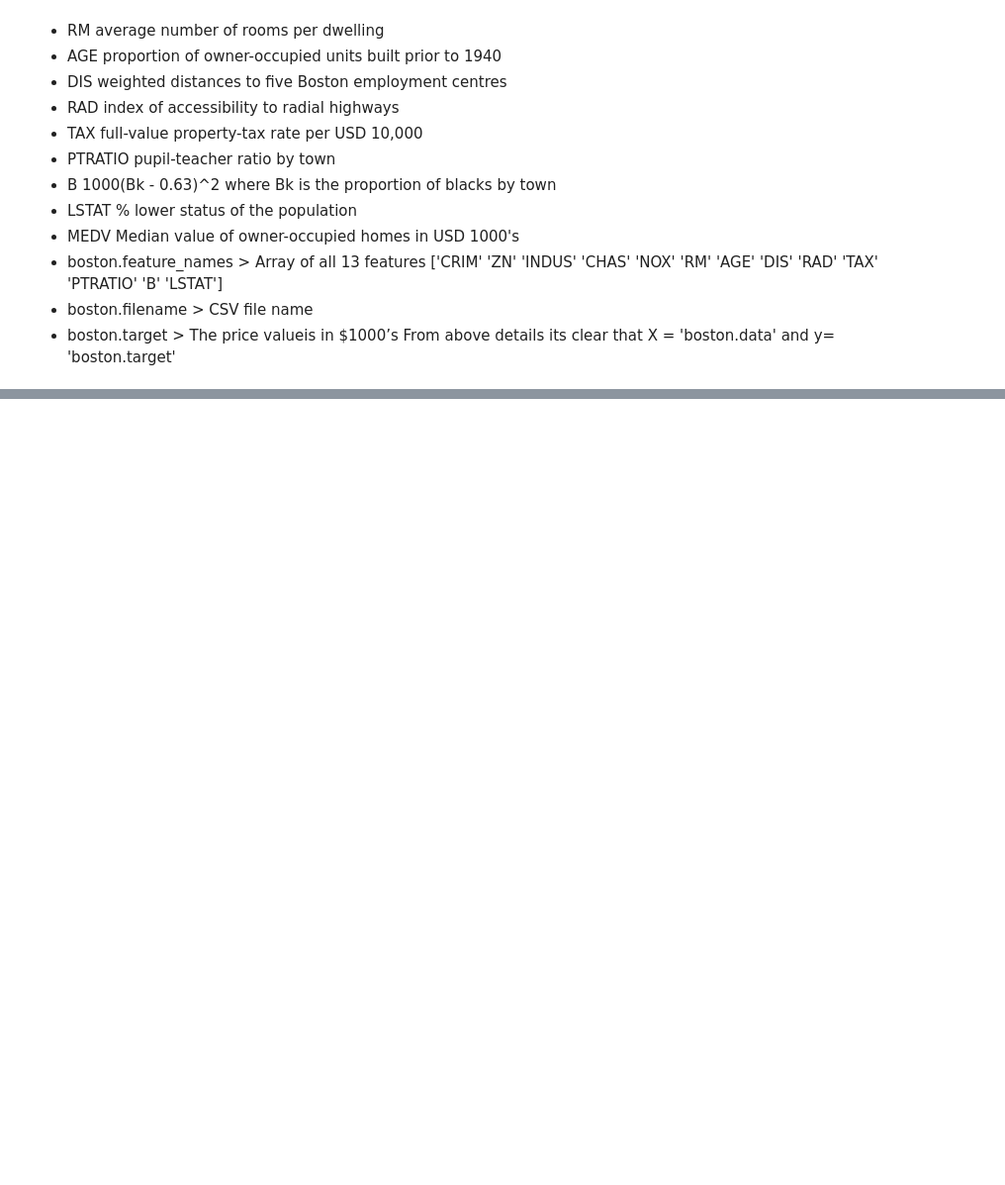
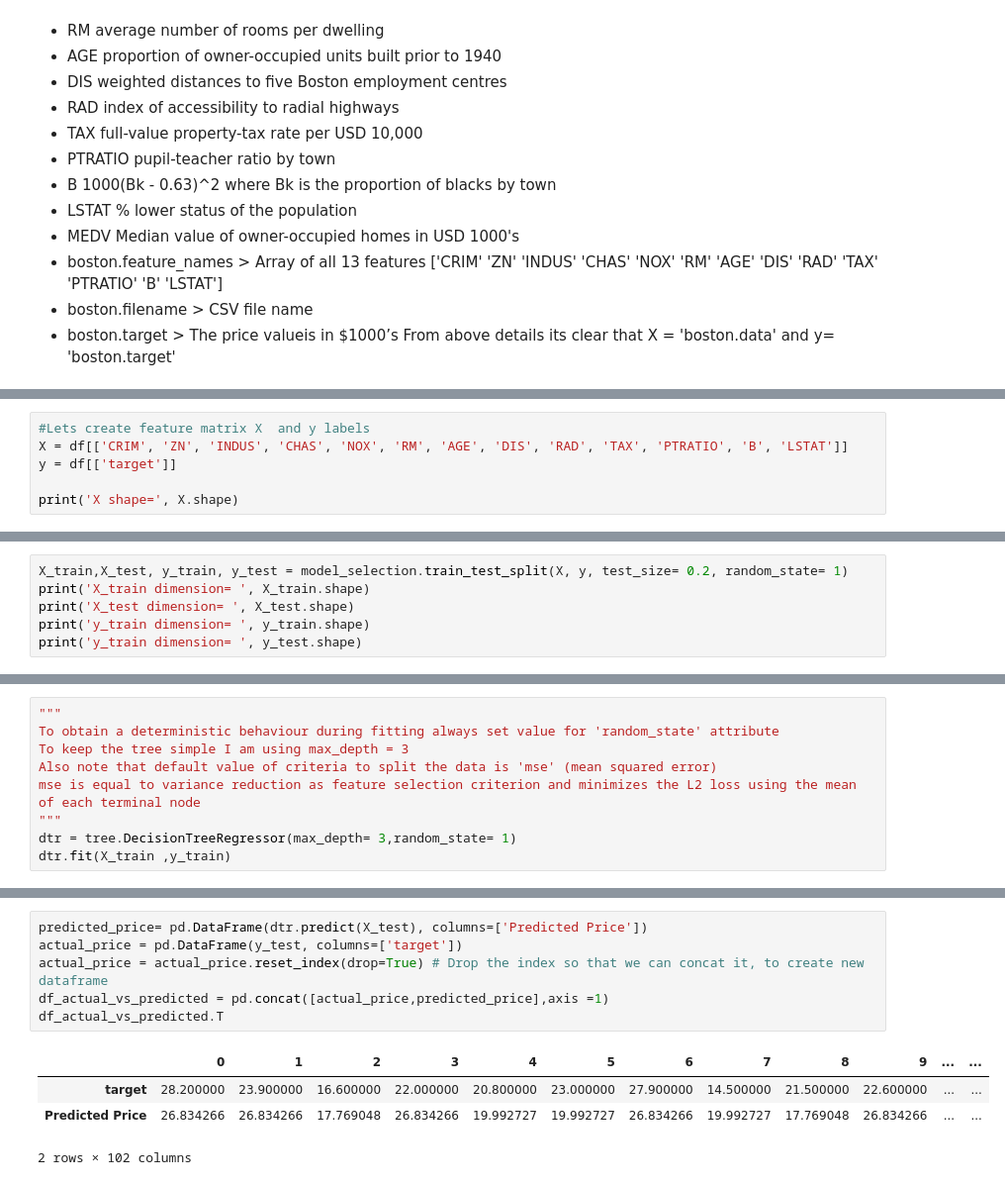
Before and after one commit to mexudi/machine-learning-algorithms-101, a Jupyter notebook: decision-tree/notebook.ipynb, the cells around one changed output, grey strips where cells are left out. Shown: that part at 99% size. Cells and saved outputs as stored; diff of their text form; blank space fills up the shorter version.

Commit message:
build decision tree regressor

```diff
--- a/decision-tree/notebook.ipynb
+++ b/decision-tree/notebook.ipynb
@@ -280,0 +326,6 @@ From above details its clear that X = 'boston.data' and y= 'boston.target'
+# %%
+#Lets create feature matrix X  and y labels
+X = df[['CRIM', 'ZN', 'INDUS', 'CHAS', 'NOX', 'RM', 'AGE', 'DIS', 'RAD', 'TAX', 'PTRATIO', 'B', 'LSTAT']]
+y = df[['target']]
+
+print('X shape=', X.shape)
@@ -280,0 +338,6 @@ From above details its clear that X = 'boston.data' and y= 'boston.target'
+# %%
+X_train,X_test, y_train, y_test = model_selection.train_test_split(X, y, test_size= 0.2, random_state= 1)
+print('X_train dimension= ', X_train.shape)
+print('X_test dimension= ', X_test.shape)
+print('y_train dimension= ', y_train.shape)
+print('y_train dimension= ', y_test.shape)
@@ -280,0 +349,9 @@ From above details its clear that X = 'boston.data' and y= 'boston.target'
+# %%
+"""
+To obtain a deterministic behaviour during fitting always set value for 'random_state' attribute
+To keep the tree simple I am using max_depth = 3
+Also note that default value of criteria to split the data is 'mse' (mean squared error)
+mse is equal to variance reduction as feature selection criterion and minimizes the L2 loss using the mean of each terminal node
+"""
+dtr = tree.DecisionTreeRegressor(max_depth= 3,random_state= 1)
+dtr.fit(X_train ,y_train)
@@ -280,0 +364,11 @@ From above details its clear that X = 'boston.data' and y= 'boston.target'
+# %%
+predicted_price= pd.DataFrame(dtr.predict(X_test), columns=['Predicted Price'])
+actual_price = pd.DataFrame(y_test, columns=['target'])
+actual_price = actual_price.reset_index(drop=True) # Drop the index so that we can concat it, to create new dataframe
+df_actual_vs_predicted = pd.concat([actual_price,predicted_price],axis =1)
+df_actual_vs_predicted.T
+# %% [output]
+|  | 0 | 1 | 2 | 3 | 4 | 5 | 6 | 7 | 8 | 9 | ... | ... |
+| target | 28.200000 | 23.900000 | 16.600000 | 22.000000 | 20.800000 | 23.000000 | 27.900000 | 14.500000 | 21.500000 | 22.600000 | ... | ... |
+| Predicted Price | 26.834266 | 26.834266 | 17.769048 | 26.834266 | 19.992727 | 19.992727 | 26.834266 | 19.992727 | 17.769048 | 26.834266 | ... | ... |
+2 rows × 102 columns
```
Also changed, not shown: parts of 14 cells of this notebook.
